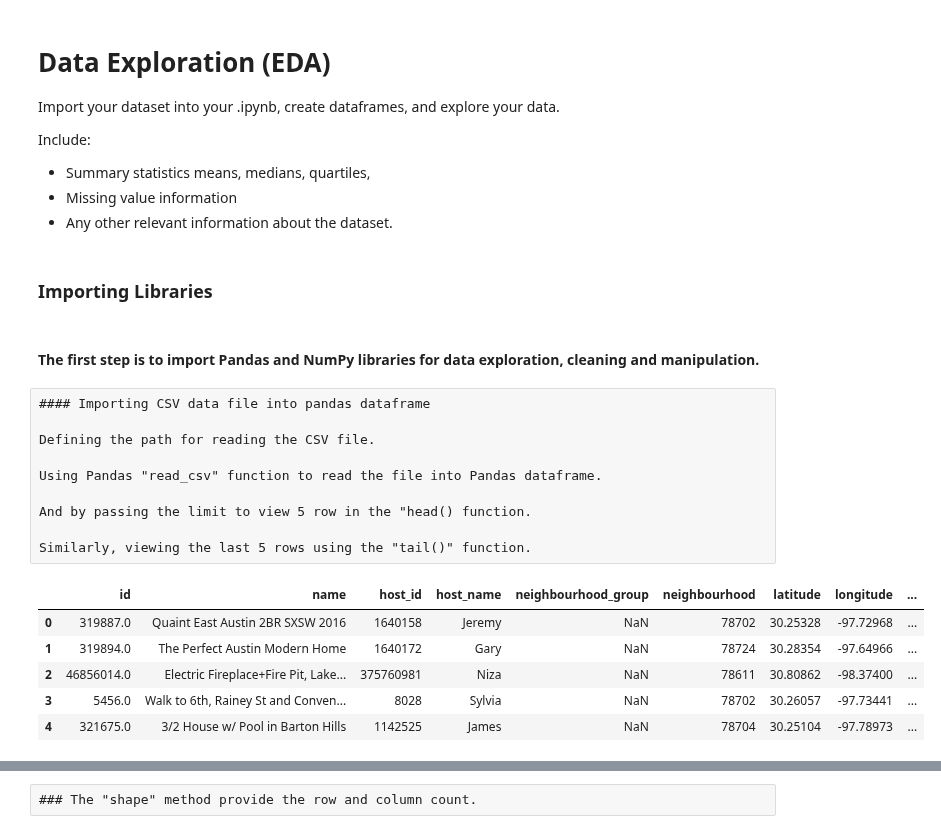
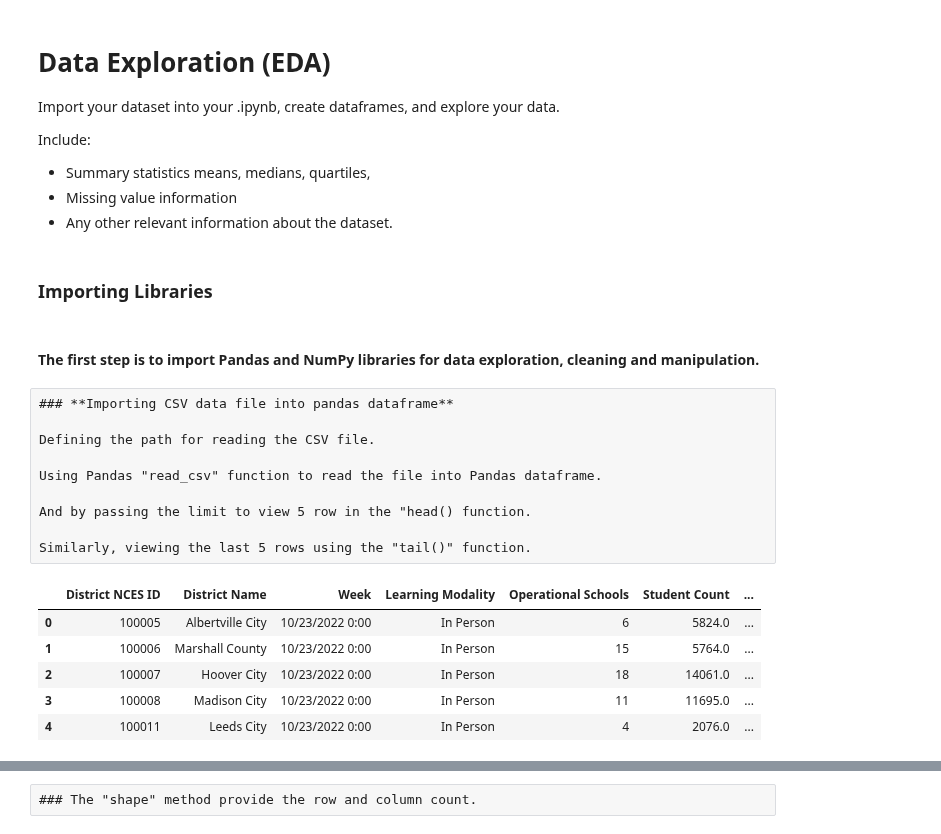
Before and after one commit to uzmabb182/Data602_Assignments, a Jupyter notebook: data_602_final_project.ipynb, the cells around one changed output, grey strips where cells are left out. Saved outputs shown, nothing was run; the diff lists cells and outputs as text; code cells hidden in the pictures.

Commit message:
data wrangling is in process

```diff
--- a/data_602_final_project.ipynb
+++ b/data_602_final_project.ipynb
@@ -47,7 +48,7 @@ Include:
 * Missing value information
 * Any other relevant information about the dataset.
 # %% [markdown]
-### Importing Libraries
+### **Importing Libraries**
 # %% [markdown]
 #### The first step is to import Pandas and NumPy libraries for data exploration, cleaning and manipulation.
 # %%
@@ -60,7 +61,7 @@ import matplotlib.image as mpimg
 import warnings
 warnings.filterwarnings('ignore')
 # %% [raw]
-#### Importing CSV data file into pandas dataframe
+### **Importing CSV data file into pandas dataframe**
 
 Defining the path for reading the CSV file.
 
@@ -70,13 +71,13 @@ And by passing the limit to view 5 row in the "head() function.
 
 Similarly, viewing the last 5 rows using the "tail()" function.
 # %%
-csv_path = '/content/austin_tx_airbnb.csv'
-learning_df = pd.read_csv(csv_path, encoding="utf-8")
-learning_df.head(5)
+csv_path = 'https://raw.githubusercontent.com/uzmabb182/Data602_Assignments/main/resources/School_Learning_Modalities.csv'
+modality_df = pd.read_csv(csv_path, encoding="utf-8")
+modality_df.head(5)
 # %% [output]
-|  | id | name | host_id | host_name | neighbourhood_group | neighbourhood | latitude | longitude | ... |
-| 0 | 319887.0 | Quaint East Austin 2BR SXSW 2016 | 1640158 | Jeremy | NaN | 78702 | 30.25328 | -97.72968 | ... |
-| 1 | 319894.0 | The Perfect Austin Modern Home | 1640172 | Gary | NaN | 78724 | 30.28354 | -97.64966 | ... |
-| 2 | 46856014.0 | Electric Fireplace+Fire Pit, Lake... | 375760981 | Niza | NaN | 78611 | 30.80862 | -98.37400 | ... |
-| 3 | 5456.0 | Walk to 6th, Rainey St and Conven... | 8028 | Sylvia | NaN | 78702 | 30.26057 | -97.73441 | ... |
-| 4 | 321675.0 | 3/2 House w/ Pool in Barton Hills | 1142525 | James | NaN | 78704 | 30.25104 | -97.78973 | ... |
+|  | District NCES ID | District Name | Week | Learning Modality | Operational Schools | Student Count | ... |
+| 0 | 100005 | Albertville City | 10/23/2022 0:00 | In Person | 6 | 5824.0 | ... |
+| 1 | 100006 | Marshall County | 10/23/2022 0:00 | In Person | 15 | 5764.0 | ... |
+| 2 | 100007 | Hoover City | 10/23/2022 0:00 | In Person | 18 | 14061.0 | ... |
+| 3 | 100008 | Madison City | 10/23/2022 0:00 | In Person | 11 | 11695.0 | ... |
+| 4 | 100011 | Leeds City | 10/23/2022 0:00 | In Person | 4 | 2076.0 | ... |
```
Also changed, not shown: parts of 93 cells of this notebook.
